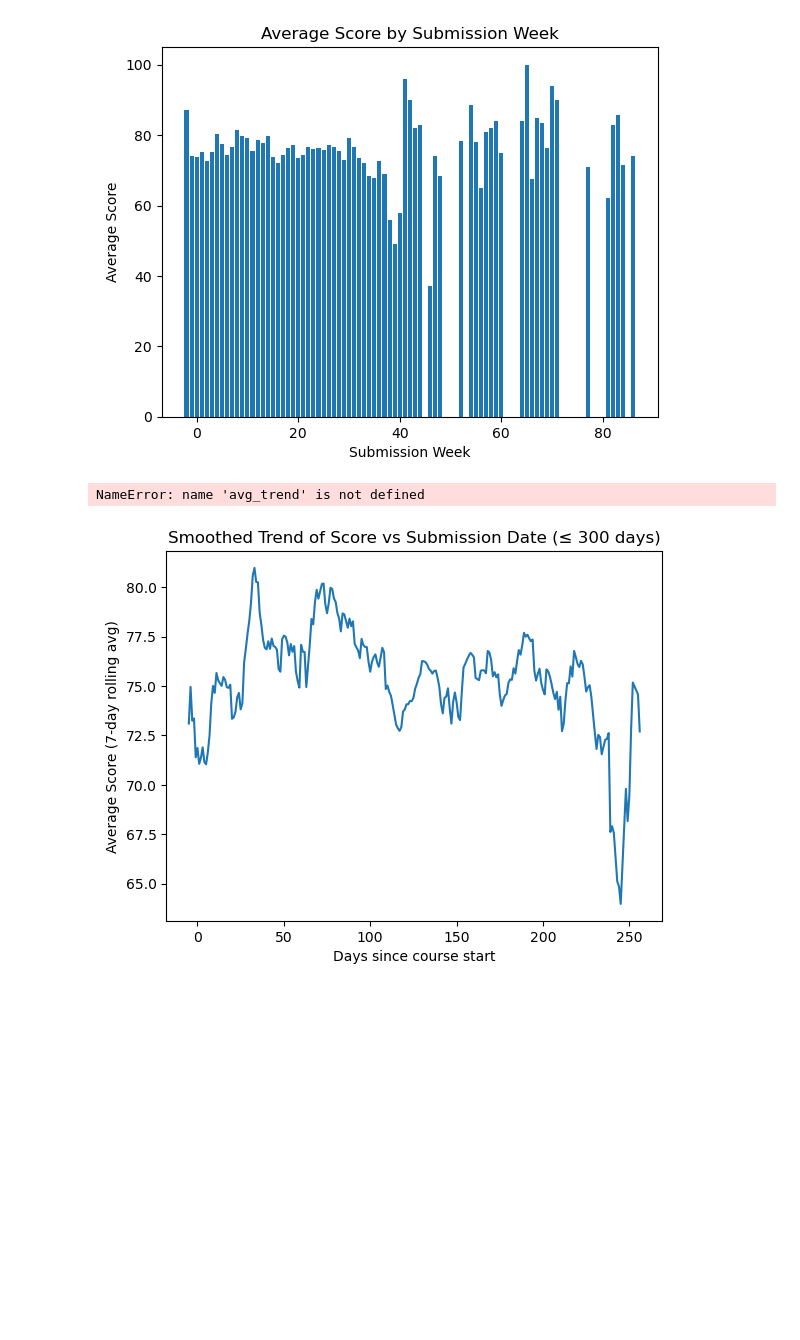
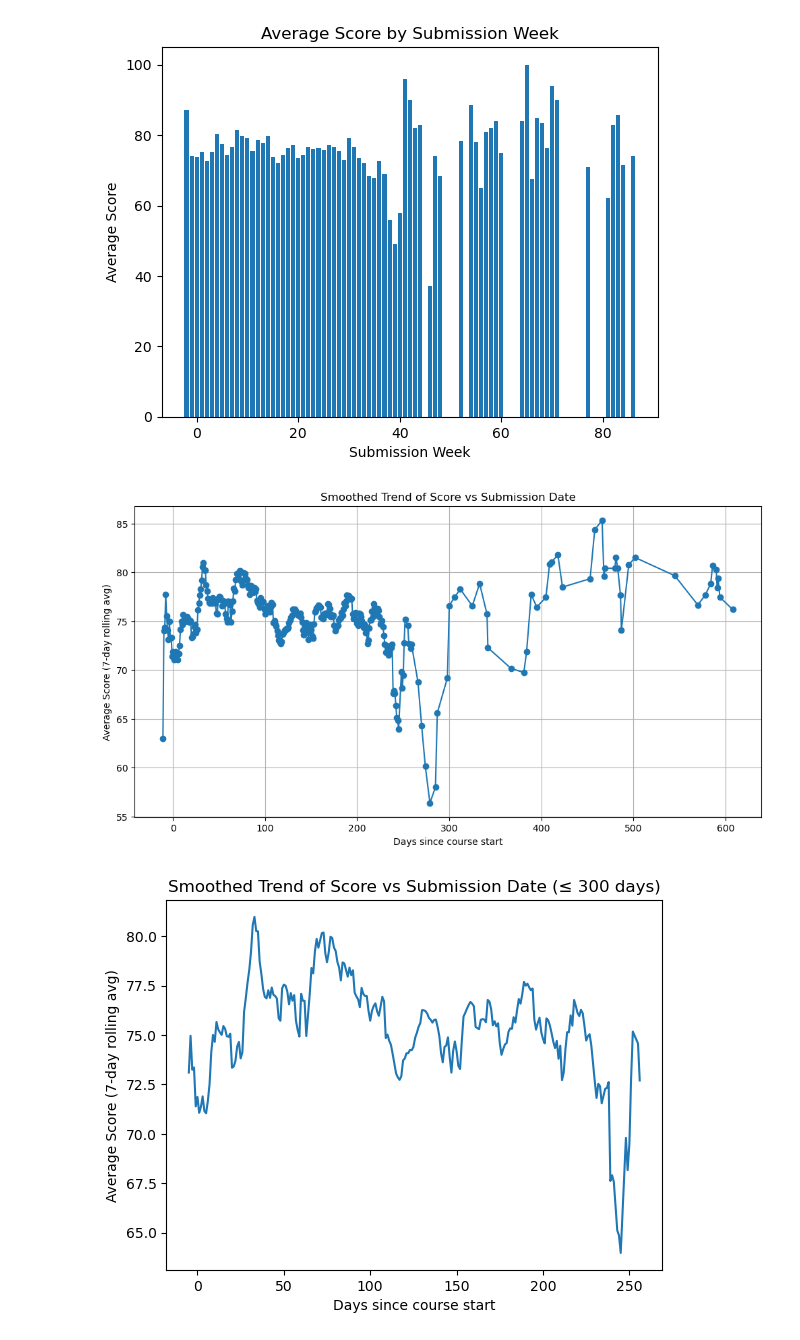
Before and after one commit to Abo6788/Intervarsity_Hackathon, a Jupyter notebook: src/Intervarsity.ipynb, the cells around one changed output. Cells and saved outputs as stored; diff of their text form; code cells hidden in the pictures; blank space fills up the shorter version.

```diff
--- a/src/Intervarsity.ipynb
+++ b/src/Intervarsity.ipynb
@@ -40,15 +83,22 @@ plt.show()
 # %% [output]
 [figure]
 # %%
-avg_trend['rolling_score'] = avg_trend['score'].rolling(window=7).mean()
+# Example: calculate average score per day
+avg_trend = student_assessments.groupby('date_submitted')['score'].mean().reset_index()
 
-plt.plot(avg_trend['date_submitted'], avg_trend['rolling_score'])
+# Compute 7-day rolling average
+avg_trend['rolling_score'] = avg_trend['score'].rolling(window=7, min_periods=1).mean()
+
+# Plot the trend
+plt.figure(figsize=(12,6))
+plt.plot(avg_trend['date_submitted'], avg_trend['rolling_score'], marker='o')
 plt.xlabel("Days since course start")
 plt.ylabel("Average Score (7-day rolling avg)")
 plt.title("Smoothed Trend of Score vs Submission Date")
+plt.grid(True)
 plt.show()
 # %% [output]
-NameError: name 'avg_trend' is not defined
+[figure, added]
 # %%
 import matplotlib.pyplot as plt
 import pandas as pd
```
Also changed, not shown: parts of 7 cells of this notebook.
